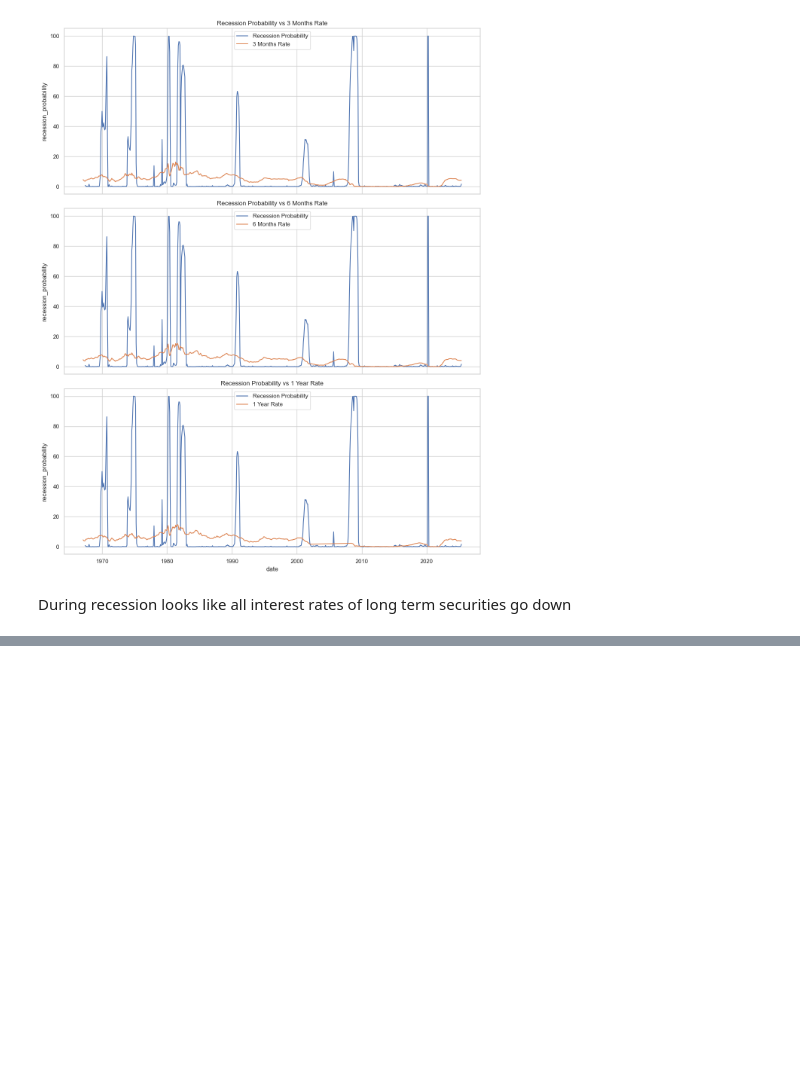
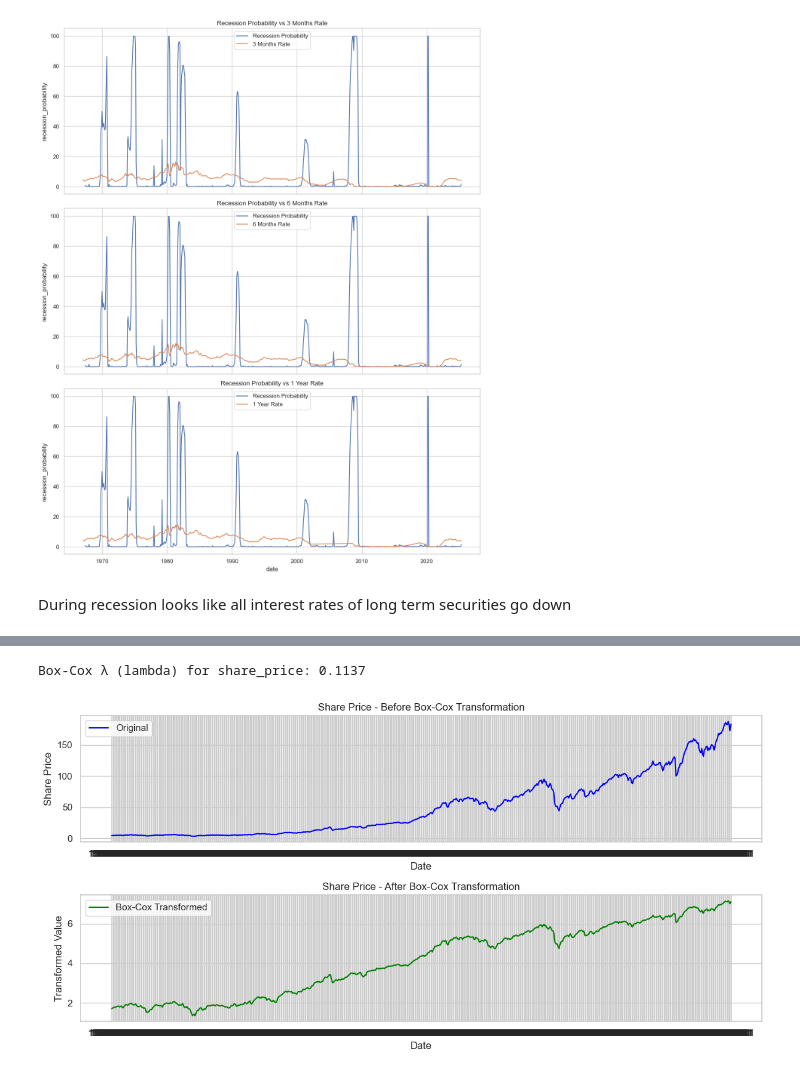
Before and after one commit to DonaldAadithiyan/RecessionRadar, a Jupyter notebook: notebooks/02data_visualization.ipynb, the cells around one changed output, grey strips where cells are left out. Saved outputs shown, nothing was run; the diff lists cells and outputs as text; code cells hidden in the pictures; blank space fills up the shorter version.

```diff
--- a/notebooks/02data_visualization.ipynb
+++ b/notebooks/02data_visualization.ipynb
@@ -231,0 +337,38 @@ During recession looks like all interest rates of long term securities go down
+# %%
+# Ensure share_price has no non-positive values
+share_price = recession_df['share_price']
+if (share_price <= 0).any():
+    shift_value = abs(share_price.min()) + 1
+    share_price = share_price + shift_value
+else:
+    shift_value = 0
+
+# Apply Box-Cox transformation
+share_price_boxcox, lambda_bc = boxcox(share_price)
+
+print(f"Box-Cox λ (lambda) for share_price: {lambda_bc:.4f}")
+if shift_value > 0:
+    print(f"Note: Data was shifted by {shift_value} before transformation.")
+
+# Plot before and after
+plt.figure(figsize=(12,6))
+
+plt.subplot(2,1,1)
+plt.plot(recession_df['date'], recession_df['share_price'], label='Original', color='blue')
+plt.title("Share Price - Before Box-Cox Transformation")
+plt.xlabel("Date")
+plt.ylabel("Share Price")
+plt.legend()
+
+plt.subplot(2,1,2)
+plt.plot(recession_df['date'], share_price_boxcox, label='Box-Cox Transformed', color='green')
+plt.title("Share Price - After Box-Cox Transformation")
+plt.xlabel("Date")
+plt.ylabel("Transformed Value")
+plt.legend()
+
+plt.tight_layout()
+plt.show()
+# %% [output]
+Box-Cox λ (lambda) for share_price: 0.1137
+[figure, added]
```
Also changed, not shown: parts of 6 cells of this notebook, 2 other files.
